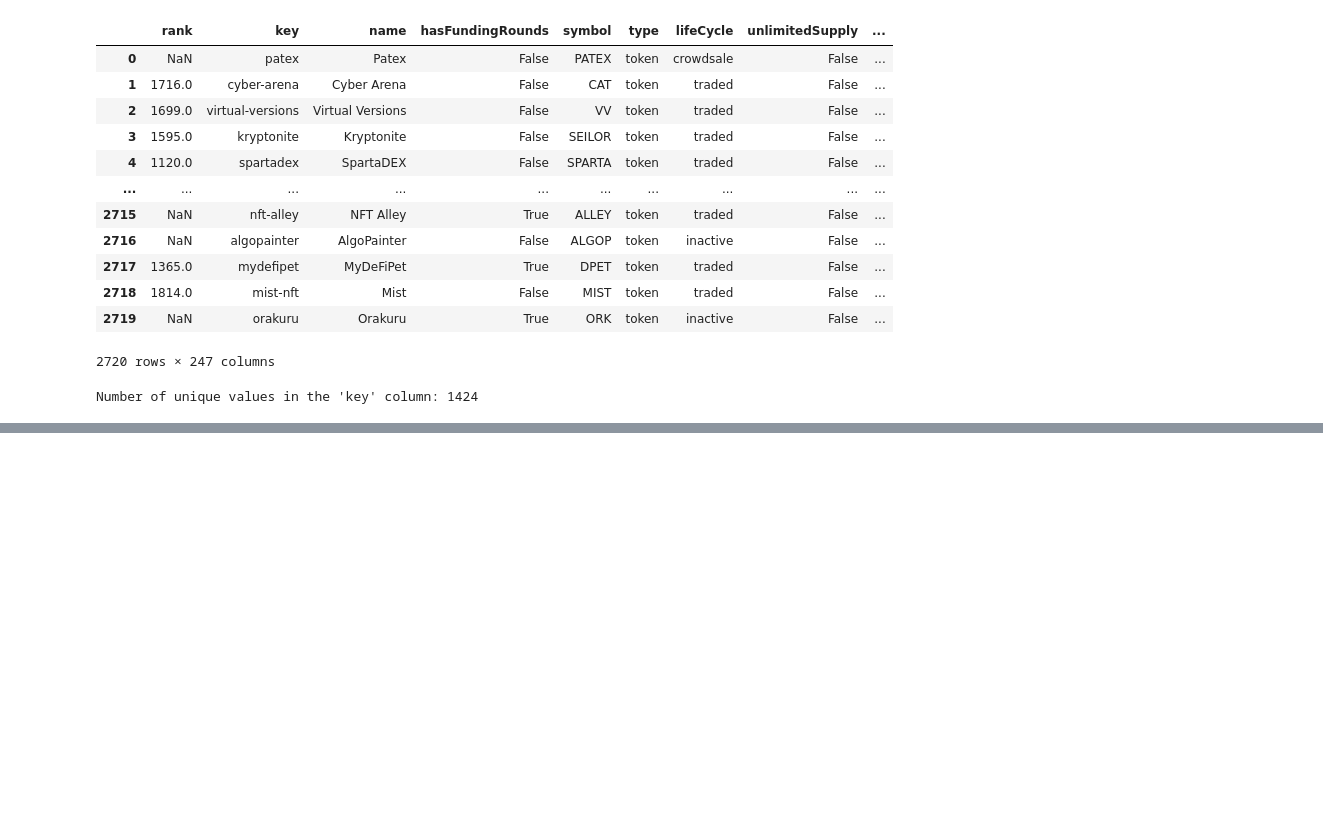
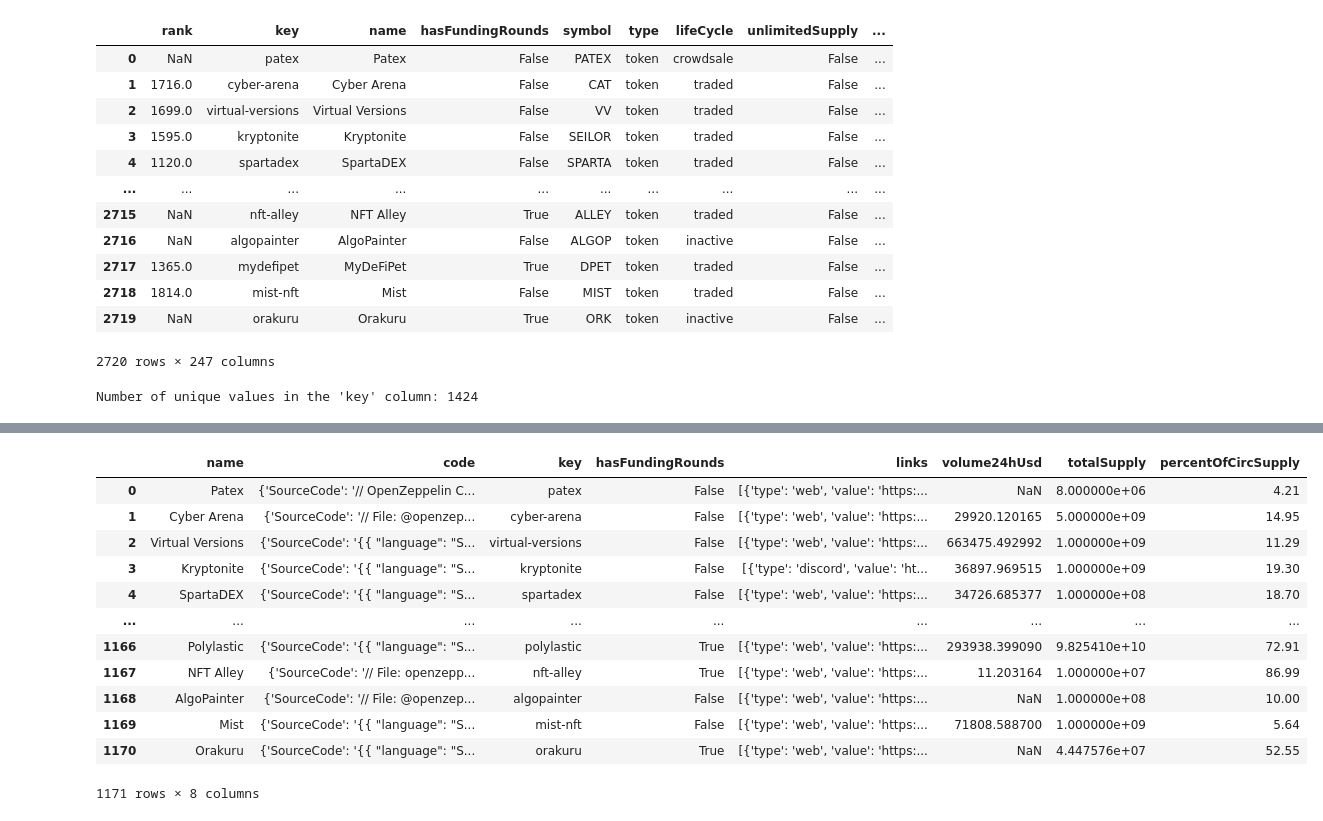
Before and after one commit to MagicKisa/Rug-Pull-check, a Jupyter notebook: analysis.ipynb, the cells around one changed output, grey strips where cells are left out. Drawn from its saved outputs; the diff is of its cells as text; code cells hidden in the pictures; blank space fills up the shorter version.

```diff
--- a/analysis.ipynb
+++ b/analysis.ipynb
@@ -79,22 +47,6 @@ pd.DataFrame(codes)
-# %%
-n_data = list()
-n_data = []
-for key in data:
-    if data[key] == []:
-        continue
-    n_data.append(data[key][0]['result'][0])
-
-with open("crypto_rank1.json", 'r', encoding='utf-8') as json_file:
-        cap_data = json.load(json_file)
-
-def add_mark(item, mark):
-    for platform in cap_data['items']:
-        if item['name'] in platform['props']['pageProps']['fallbackCoins']:
-            try:
-                item[mark] = platform['props']['pageProps']['fallbackCoins'][item['name']][mark]
-            except:
-                item[mark] = None
-#for item in n_data:
-#    add_mark(item, 'histPrices')
-#    add_mark(item, 'priceUsd')
-#    add_mark(item, 'volume24h')
+# %%
+threshold = 0.1 * len(coin_df)
+df_cleaned = coin_df.dropna(axis=1, thresh=threshold)
+yes_columns = ['key', 'name', 'hasFundingRounds', 'links', 'volume24hUsd', 'totalSupply', 'percentOfCircSupply', ]
+df_cleaned = df_cleaned[yes_columns]
+df_cleaned
@@ -101,3 +67,9 @@ def add_mark(item, mark):
+# %%
+n_data = list()
+n_data = []
+for key in data:
+    if data[key] == []:
+        continue
+    n_data.append({'name' : key, 'code' : data[key]['result'][0]})
 # %%
-k = pd.DataFrame(n_data)
-k
+codes = pd.DataFrame(n_data)
@@ -117,0 +92,17 @@ k
+# %%
+result_df = pd.merge(codes, df_cleaned.drop_duplicates('name'), on='name', how='left')
+result_df
+# %% [output]
+|  | name | code | key | hasFundingRounds | links | volume24hUsd | totalSupply | percentOfCircSupply |
+| 0 | Patex | {'SourceCode': '// OpenZeppelin C... | patex | False | [{'type': 'web', 'value': 'https:... | NaN | 8.000000e+06 | 4.21 |
+| 1 | Cyber Arena | {'SourceCode': '// File: @openzep... | cyber-arena | False | [{'type': 'web', 'value': 'https:... | 29920.120165 | 5.000000e+09 | 14.95 |
+| 2 | Virtual Versions | {'SourceCode': '{{ "language": "S... | virtual-versions | False | [{'type': 'web', 'value': 'https:... | 663475.492992 | 1.000000e+09 | 11.29 |
+| 3 | Kryptonite | {'SourceCode': '{{ "language": "S... | kryptonite | False | [{'type': 'discord', 'value': 'ht... | 36897.969515 | 1.000000e+09 | 19.30 |
+| 4 | SpartaDEX | {'SourceCode': '{{ "language": "S... | spartadex | False | [{'type': 'web', 'value': 'https:... | 34726.685377 | 1.000000e+08 | 18.70 |
+| ... | ... | ... | ... | ... | ... | ... | ... | ... |
+| 1166 | Polylastic | {'SourceCode': '{{ "language": "S... | polylastic | True | [{'type': 'web', 'value': 'https:... | 293938.399090 | 9.825410e+10 | 72.91 |
+| 1167 | NFT Alley | {'SourceCode': '// File: openzepp... | nft-alley | True | [{'type': 'web', 'value': 'https:... | 11.203164 | 1.000000e+07 | 86.99 |
+| 1168 | AlgoPainter | {'SourceCode': '// File: @openzep... | algopainter | False | [{'type': 'web', 'value': 'https:... | NaN | 1.000000e+08 | 10.00 |
+| 1169 | Mist | {'SourceCode': '{{ "language": "S... | mist-nft | False | [{'type': 'web', 'value': 'https:... | 71808.588700 | 1.000000e+09 | 5.64 |
+| 1170 | Orakuru | {'SourceCode': '{{ "language": "S... | orakuru | True | [{'type': 'web', 'value': 'https:... | NaN | 4.447576e+07 | 52.55 |
+1171 rows × 8 columns
```
Also changed, not shown: parts of 6 cells of this notebook.
